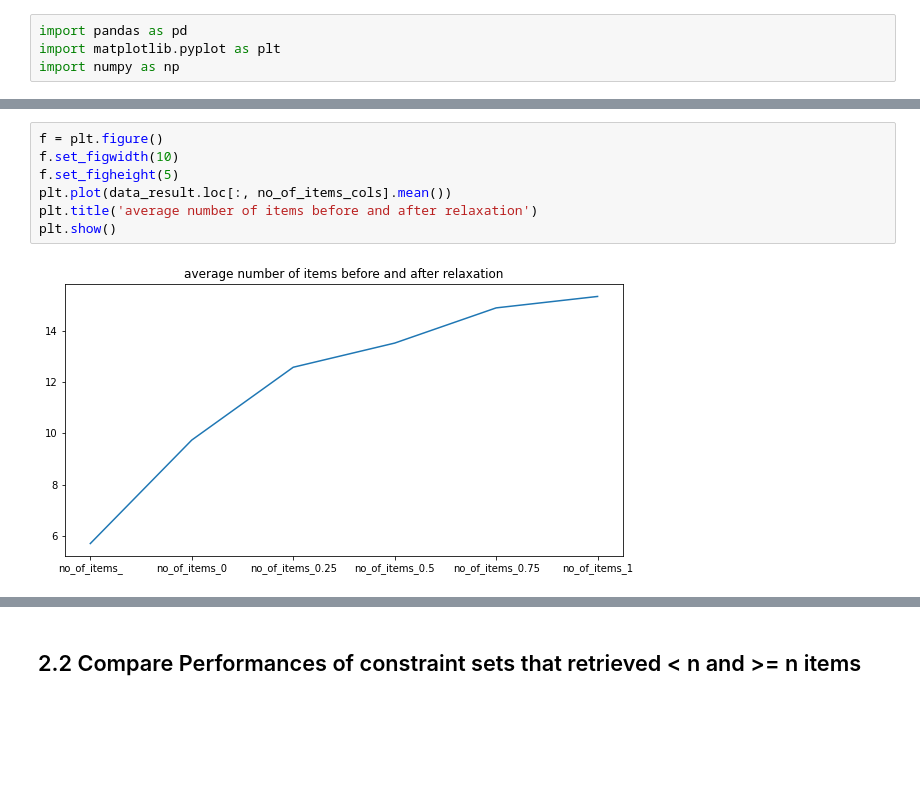
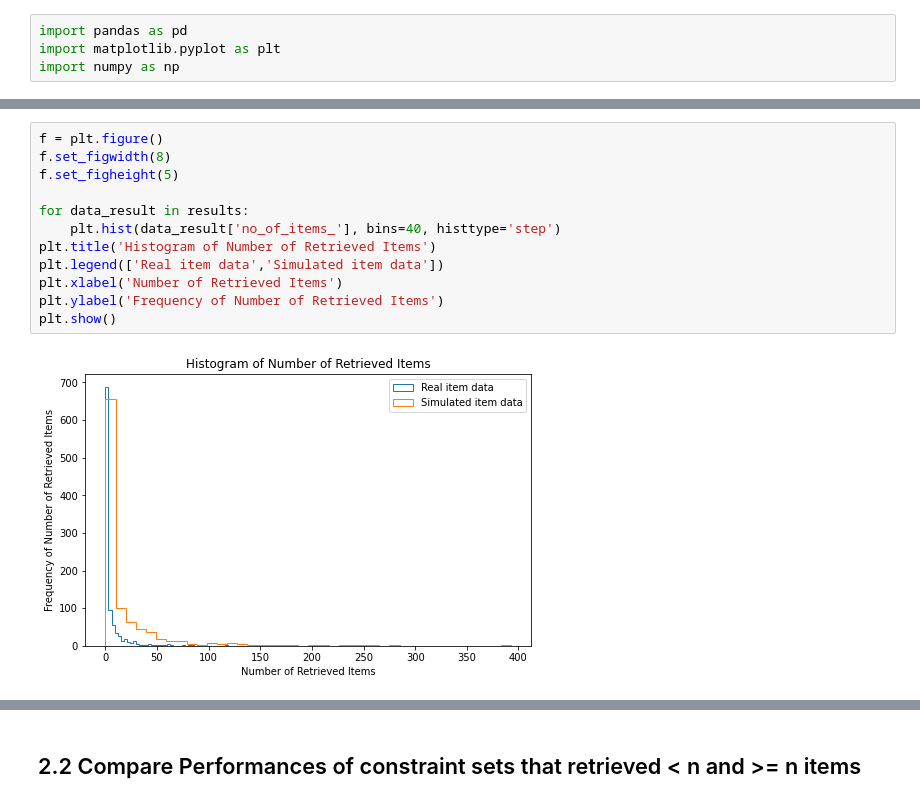
Before and after one commit to gqin10/notebooks-recommender-system, a Jupyter notebook: experiment.ipynb, the cells around one changed output, grey strips where cells are left out. Cells and saved outputs as stored; diff of their text form; blank space fills up the shorter version.

```diff
--- a/experiment.ipynb
+++ b/experiment.ipynb
@@ -118,9 +75,14 @@ plt.show()
-# %%
-f = plt.figure()
-f.set_figwidth(10)
-f.set_figheight(5)
-plt.plot(data_result.loc[:, no_of_items_cols].mean())
-plt.title('average number of items before and after relaxation')
-plt.show()
-# %% [output]
-[figure, removed]
+# %%
+f = plt.figure()
+f.set_figwidth(8)
+f.set_figheight(5)
+
+for data_result in results:
+    plt.hist(data_result['no_of_items_'], bins=40, histtype='step')
+plt.title('Histogram of Number of Retrieved Items')
+plt.legend(['Real item data','Simulated item data'])
+plt.xlabel('Number of Retrieved Items')
+plt.ylabel('Frequency of Number of Retrieved Items')
+plt.show()
+# %% [output]
+[figure, added]
```
Also changed, not shown: parts of 17 cells of this notebook, 7 other files.
